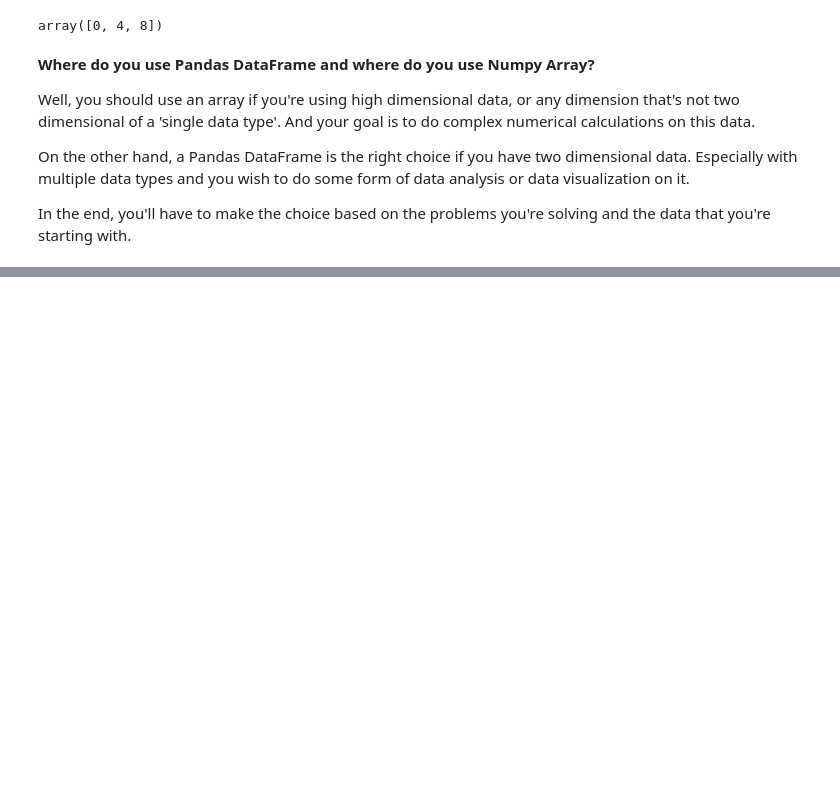
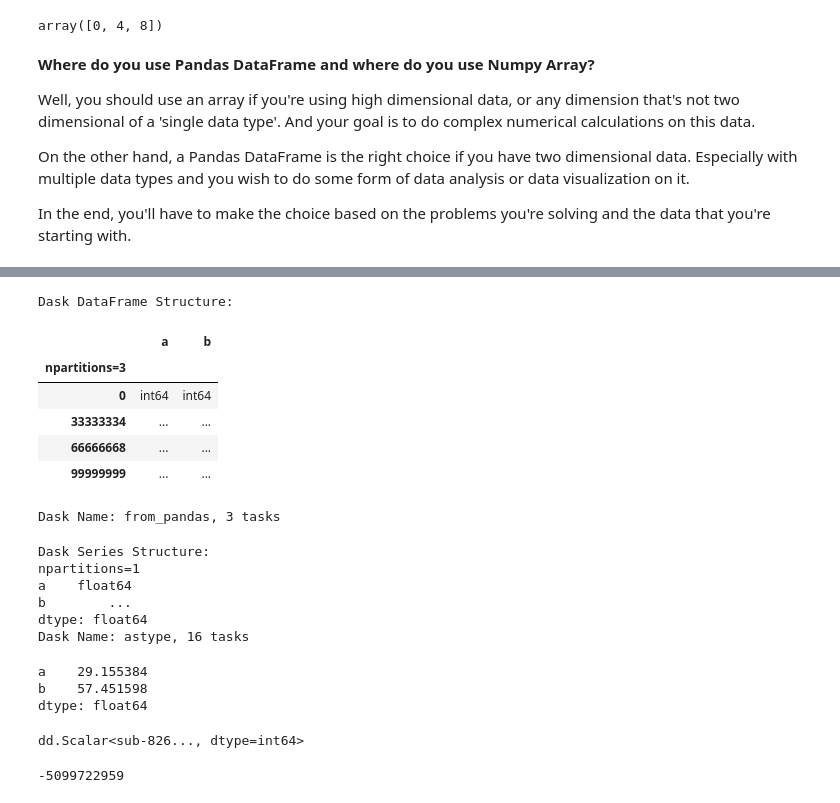
Before and after one commit to gagankaul/pandas-prac, a Jupyter notebook: pandas_prac.ipynb, the cells around one changed output, grey strips where cells are left out. Cells and saved outputs as stored; diff of their text form; code cells hidden in the pictures; blank space fills up the shorter version.

```diff
--- a/pandas_prac.ipynb
+++ b/pandas_prac.ipynb
@@ -3613,0 +3656,35 @@ In the end, you'll have to make the choice based on the problems you're solving
+# %%
+ddf
+# %% [output]
+Dask DataFrame Structure:
+|  | a | b |
+| npartitions=3 |  |  |
+| 0 | int64 | int64 |
+| 33333334 | ... | ... |
+| 66666668 | ... | ... |
+| 99999999 | ... | ... |
+Dask Name: from_pandas, 3 tasks
+# %%
+ddf.std()
+# %% [output]
+Dask Series Structure:
+npartitions=1
+a    float64
+b        ...
+dtype: float64
+Dask Name: astype, 16 tasks
+# %%
+ddf.std().compute()
+# %% [output]
+a    29.155384
+b    57.451598
+dtype: float64
+# %%
+result = ddf.a.sum() - ddf.b.sum()
+result
+# %% [output]
+dd.Scalar<sub-826..., dtype=int64>
+# %%
+result.compute()
+# %% [output]
+-5099722959
```
Also changed, not shown: parts of 12 cells of this notebook.
